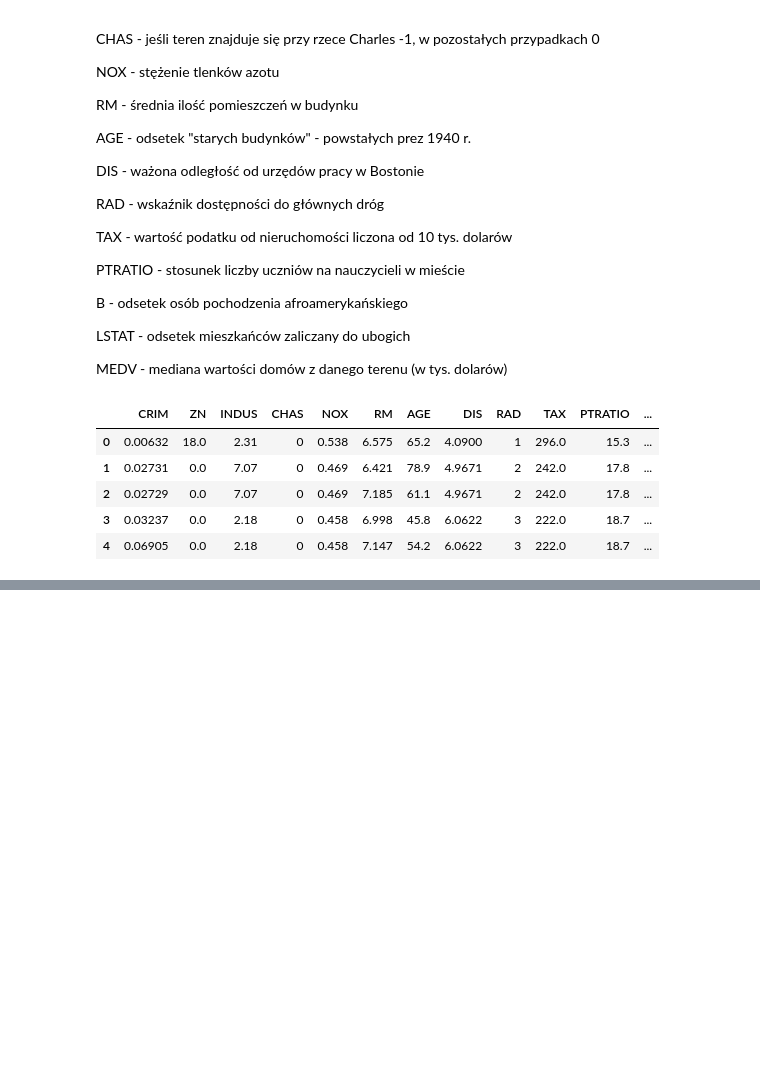
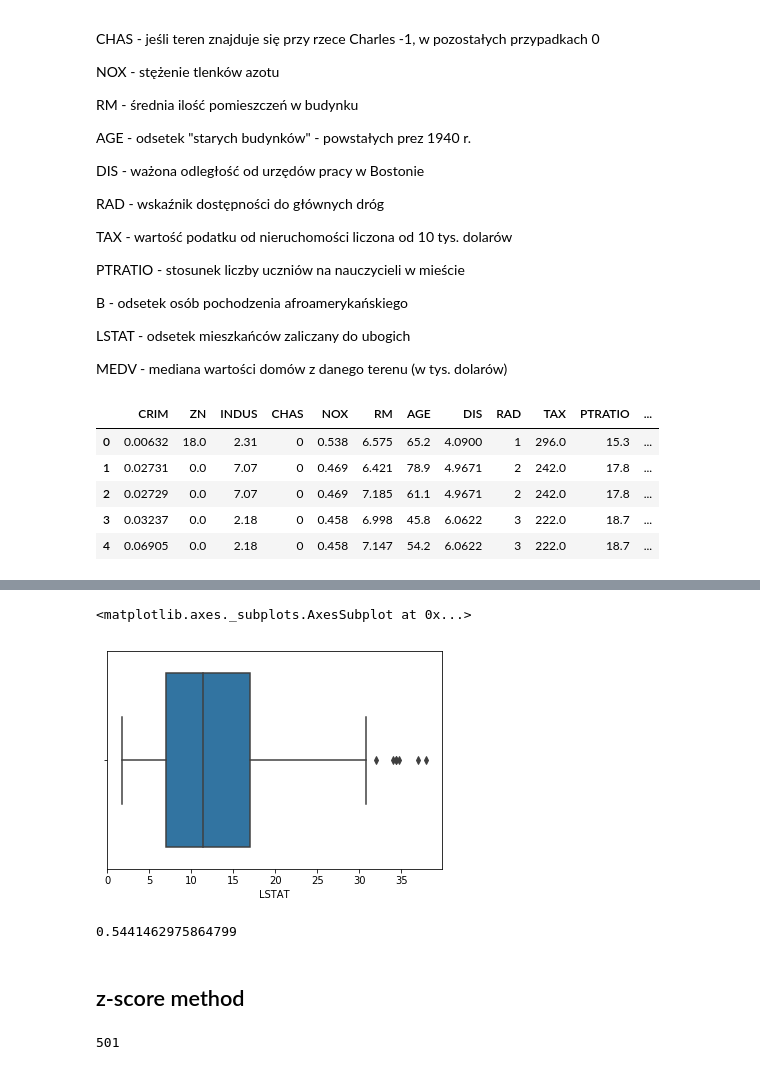
Before and after one commit to kgawelek/MachineLearning, a Jupyter notebook: scripts/houses_boston.ipynb, the cells around one changed output, grey strips where cells are left out. Drawn from its saved outputs; the diff is of its cells as text; code cells hidden in the pictures; blank space fills up the shorter version.

```diff
--- a/scripts/houses_boston.ipynb
+++ b/scripts/houses_boston.ipynb
@@ -88,0 +157,5 @@ sns.pairplot(data[cols])
+# %%
+sns.boxplot(data['LSTAT'])
+# %% [output]
+<matplotlib.axes._subplots.AxesSubplot at 0x...>
+[figure, added]
@@ -88,0 +168,7 @@ sns.pairplot(data[cols])
+# %%
+lr3.fit(X, y)
+lr3.score(X, y)
+# %% [output]
+0.5441462975864799
+# %% [markdown]
+## z-score method
@@ -88,0 +177,7 @@ sns.pairplot(data[cols])
+# %%
+z = np.abs(stats.zscore(data1))
+treshold = 3
+data1_z = data1[(z < treshold).all(axis=1)]
+len(data1_z)
+# %% [output]
+501
```
Also changed, not shown: parts of 27 cells of this notebook.
